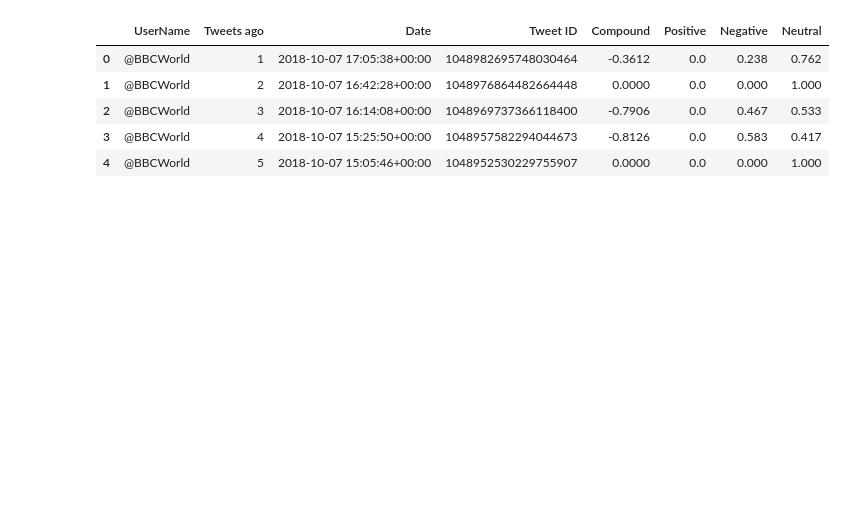
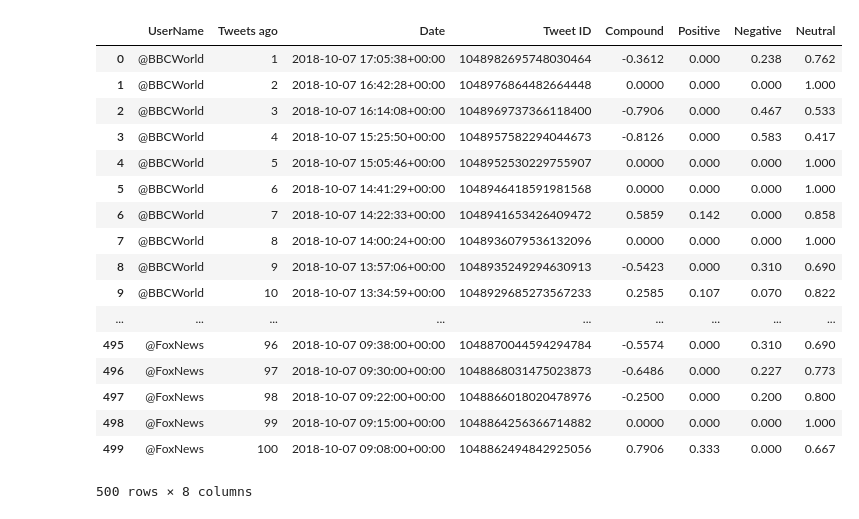
Before and after one commit to marieo31/SocialAPI_challenge, a Jupyter notebook: News_mood.ipynb, the cells around one changed output. Saved outputs shown, nothing was run; the diff lists cells and outputs as text; code cells hidden in the pictures; blank space fills up the shorter version.

```diff
--- a/News_mood.ipynb
+++ b/News_mood.ipynb
@@ -49,7 +51,7 @@ for user in target_users:
     counter = 1
 
     # Loop through tweet pages
-    for x in range(5):
+    for x in range(1):
 
         # Grab the tweets
         public_tweets = api.user_timeline(user,
@@ -81,21 +83,33 @@ for user in target_users:
 # %%
 # Create a DataFrame
 df = pd.DataFrame({"UserName": user_list,
                    "Tweets ago": twt_ago_list,
                    "Date": date_list,
                    "Tweet ID" : twt_id_list,
                    "Compound": compound_list,
                   "Positive": positive_list,
                   "Negative": negative_list,
                   "Neutral": neutral_list,
                     })
 
-df.head()
+df
 # df.count()
 # %% [output]
 |  | UserName | Tweets ago | Date | Tweet ID | Compound | Positive | Negative | Neutral |
-| 0 | @BBCWorld | 1 | 2018-10-07 17:05:38+00:00 | 1048982695748030464 | -0.3612 | 0.0 | 0.238 | 0.762 |
-| 1 | @BBCWorld | 2 | 2018-10-07 16:42:28+00:00 | 1048976864482664448 | 0.0000 | 0.0 | 0.000 | 1.000 |
-| 2 | @BBCWorld | 3 | 2018-10-07 16:14:08+00:00 | 1048969737366118400 | -0.7906 | 0.0 | 0.467 | 0.533 |
-| 3 | @BBCWorld | 4 | 2018-10-07 15:25:50+00:00 | 1048957582294044673 | -0.8126 | 0.0 | 0.583 | 0.417 |
-| 4 | @BBCWorld | 5 | 2018-10-07 15:05:46+00:00 | 1048952530229755907 | 0.0000 | 0.0 | 0.000 | 1.000 |
+| 0 | @BBCWorld | 1 | 2018-10-07 17:05:38+00:00 | 1048982695748030464 | -0.3612 | 0.000 | 0.238 | 0.762 |
+| 1 | @BBCWorld | 2 | 2018-10-07 16:42:28+00:00 | 1048976864482664448 | 0.0000 | 0.000 | 0.000 | 1.000 |
+| 2 | @BBCWorld | 3 | 2018-10-07 16:14:08+00:00 | 1048969737366118400 | -0.7906 | 0.000 | 0.467 | 0.533 |
+| 3 | @BBCWorld | 4 | 2018-10-07 15:25:50+00:00 | 1048957582294044673 | -0.8126 | 0.000 | 0.583 | 0.417 |
+| 4 | @BBCWorld | 5 | 2018-10-07 15:05:46+00:00 | 1048952530229755907 | 0.0000 | 0.000 | 0.000 | 1.000 |
+| 5 | @BBCWorld | 6 | 2018-10-07 14:41:29+00:00 | 1048946418591981568 | 0.0000 | 0.000 | 0.000 | 1.000 |
+| 6 | @BBCWorld | 7 | 2018-10-07 14:22:33+00:00 | 1048941653426409472 | 0.5859 | 0.142 | 0.000 | 0.858 |
+| 7 | @BBCWorld | 8 | 2018-10-07 14:00:24+00:00 | 1048936079536132096 | 0.0000 | 0.000 | 0.000 | 1.000 |
+| 8 | @BBCWorld | 9 | 2018-10-07 13:57:06+00:00 | 1048935249294630913 | -0.5423 | 0.000 | 0.310 | 0.690 |
+| 9 | @BBCWorld | 10 | 2018-10-07 13:34:59+00:00 | 1048929685273567233 | 0.2585 | 0.107 | 0.070 | 0.822 |
+| ... | ... | ... | ... | ... | ... | ... | ... | ... |
+| 495 | @FoxNews | 96 | 2018-10-07 09:38:00+00:00 | 1048870044594294784 | -0.5574 | 0.000 | 0.310 | 0.690 |
+| 496 | @FoxNews | 97 | 2018-10-07 09:30:00+00:00 | 1048868031475023873 | -0.6486 | 0.000 | 0.227 | 0.773 |
+| 497 | @FoxNews | 98 | 2018-10-07 09:22:00+00:00 | 1048866018020478976 | -0.2500 | 0.000 | 0.200 | 0.800 |
+| 498 | @FoxNews | 99 | 2018-10-07 09:15:00+00:00 | 1048864256366714882 | 0.0000 | 0.000 | 0.000 | 1.000 |
+| 499 | @FoxNews | 100 | 2018-10-07 09:08:00+00:00 | 1048862494842925056 | 0.7906 | 0.333 | 0.000 | 0.667 |
+500 rows × 8 columns
```
Also changed, not shown: parts of 10 cells of this notebook, 3 other files.
